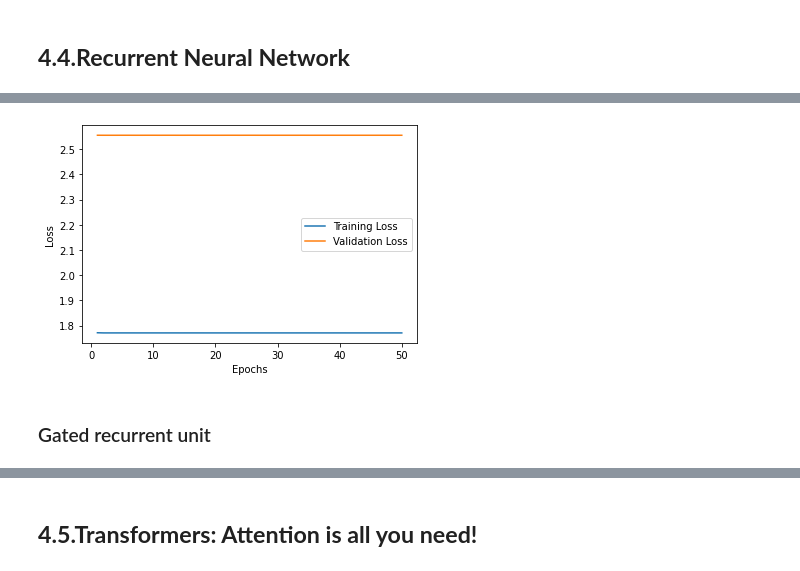
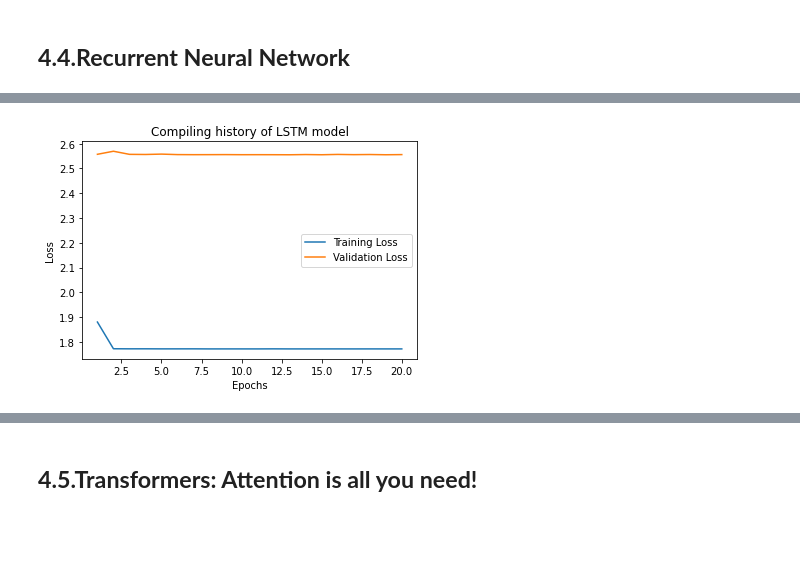
Before and after one commit to TazTornadoo/SigmoidFreud, a Jupyter notebook: Python/Submission/Electricity_price_prediction_5.ipynb, the cells around one changed output, grey strips where cells are left out. Cells and saved outputs as stored; diff of their text form; code cells hidden in the pictures; blank space fills up the shorter version.

```diff
--- a/Python/Submission/Electricity_price_prediction_5.ipynb
+++ b/Python/Submission/Electricity_price_prediction_5.ipynb
@@ -923,10 +986,10 @@ def evaluate_3Dmodel(model, X_test, y_test_true):
 # %%
 n_hidden_layers = 2
-hidden_layer_size = 500
-dropout_rate = 0.5
+hidden_layer_size = 40
+dropout_rate = 0
 
-BATCH_SIZE = 200
-EPOCHS = 50
+BATCH_SIZE = 100
+EPOCHS = 20
 # %%
 tf.compat.v1.reset_default_graph()
 be.clear_session()
@@ -1030,14 +1118,15 @@ plt.show()
 # %%
-n_hidden_layers = 2
-hidden_layer_size = 200
-# dropout_rate = 0.5
+n_hidden_layers = 3
+hidden_layer_size = 300
+dropout_rate = 0.25
 
 BATCH_SIZE = 500
-EPOCHS = 50
+EPOCHS = 20
 # %%
 tf.compat.v1.reset_default_graph()
 be.clear_session()
 
+input_shape[2]
 column_count = np.shape(X_train_unflatten_all_5)[2]
 
 input_layer=Input(shape=(np.shape(X_train_unflatten_all_5)[1], column_count))
@@ -1045,11 +1134,15 @@ cur_last_layer=input_layer
 
 for l in range(n_hidden_layers):
     hidden_layer=LSTM(hidden_layer_size, return_sequences=True)(cur_last_layer)
-    cur_last_layer=hidden_layer
+    dropout_layer = Dropout(0.5)(hidden_layer)
+    cur_last_layer=dropout_layer
 
-dense = Dense(100, activation='relu')(cur_last_layer)
-dropout_layer = Dropout(0.3)(dense)
-predictions=Dense(1)(dropout_layer)
+for l in range(n_hidden_layers):
+    dense = Dense(100, activation='tanh')(cur_last_layer)
+    dropout_layer = Dropout(dropout_rate)(dense)
+    cur_last_layer=dropout_layer
+
+predictions=Dense(1)(cur_last_layer)
 
 lstm_model=Model(inputs=input_layer, outputs=predictions)
 lstm_model.summary()
@@ -1075,13 +1165,11 @@ Trainable params: 508,201
 Non-trainable params: 0
 _________________________________________________________________
 # %%
-#For shape remeber, we have a variable defining the "window" and the features in the window...
-optimizer = Adam(learning_rate=0.001)
+optimizer = RMSprop(learning_rate=0.005)
 lstm_model.compile(loss='mean_absolute_error', optimizer=optimizer)
 
 lstm_history = lstm_model.fit(X_train_unflatten_all_5, y_train_window_size_5,
                               validation_data=(X_valid_unflatten_all_5, y_valid_window_size_5),
-                              shuffle=False,
                               epochs=EPOCHS,
                               batch_size=BATCH_SIZE)
 # %% [output]
@@ -1113,16 +1197,16 @@ Mean absolut error on test: 2.255137801682934
 # %%
 loss_values = lstm_history.history['loss']
 val_loss_values = lstm_history.history['val_loss']
 epochs = range(1, len(loss_values)+1)
 
 plt.plot(epochs, loss_values, label='Training Loss')
 plt.plot(epochs, val_loss_values, label='Validation Loss')
+
+plt.title("Compiling history of LSTM model")
 plt.xlabel('Epochs')
 plt.ylabel('Loss')
 plt.legend()
 
 plt.show()
 # %% [output]
-[figure, old version]
+[figure, new version]
-# %% [markdown]
-### Gated recurrent unit
```
Also changed, not shown: parts of 37 cells of this notebook.
